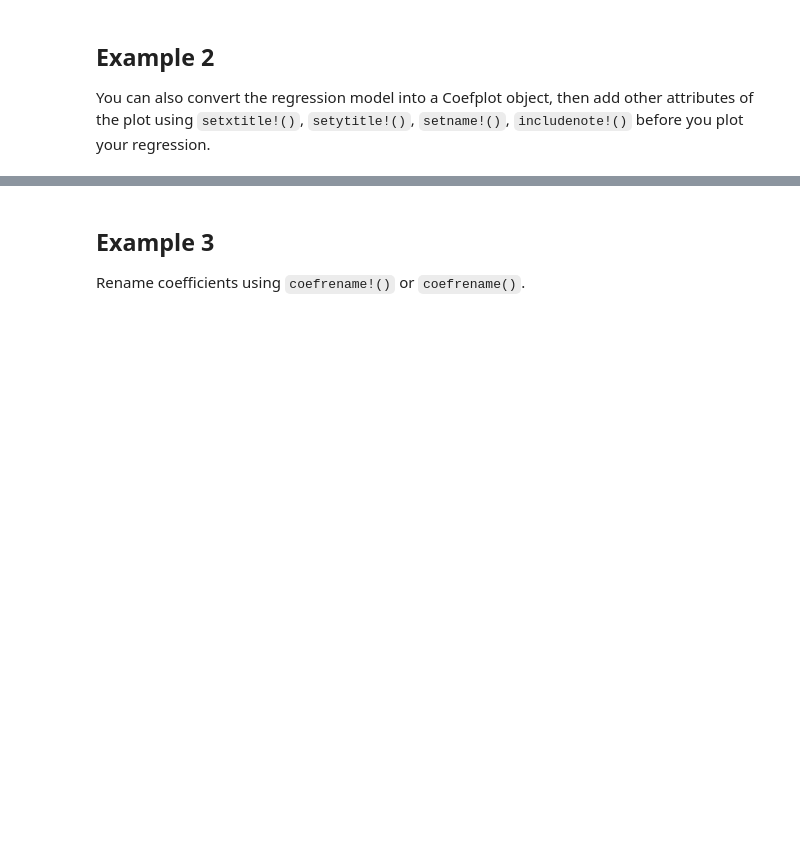
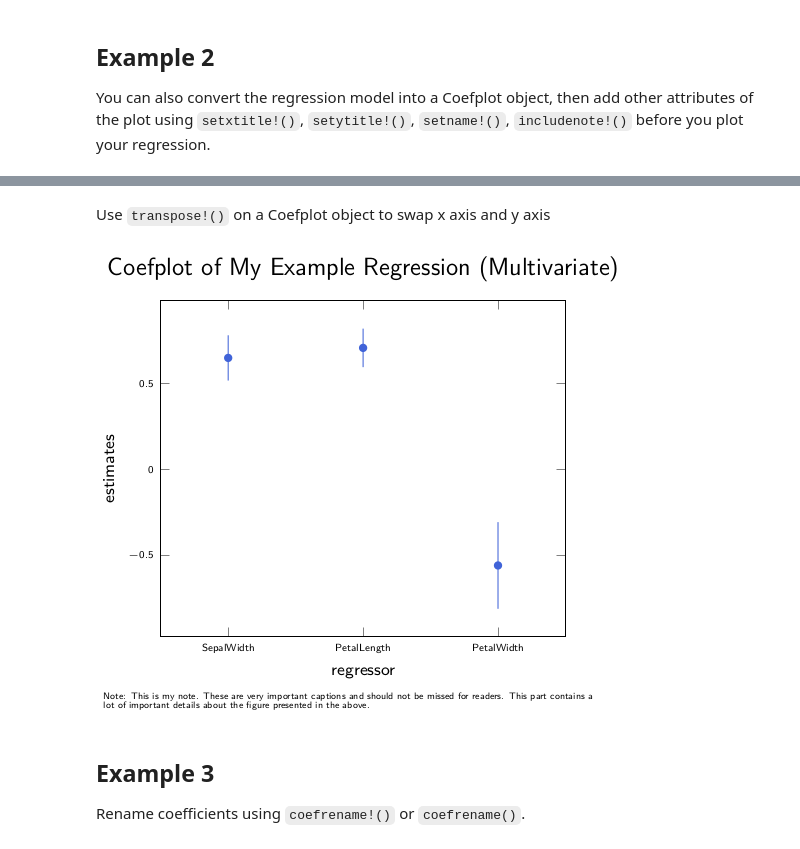
Before and after one commit to caibengbu/Coefplots.jl, a Jupyter notebook: examples/quick_start.ipynb, the cells around one changed output, grey strips where cells are left out. Saved outputs shown, nothing was run; the diff lists cells and outputs as text; code cells hidden in the pictures; blank space fills up the shorter version.

```diff
--- a/examples/quick_start.ipynb
+++ b/examples/quick_start.ipynb
@@ -39,3 +39,10 @@ plot(coefplot)
+# %% [markdown]
+Use `transpose!()` on a Coefplot object to swap x axis and y axis
+# %%
+transpose!(coefplot)
+plot(coefplot)
+# %% [output]
+[figure, added]
 # %% [markdown]
 ## Example 3
 Rename coefficients using `coefrename!()` or `coefrename()`.
```
Also changed, not shown: parts of 7 cells of this notebook, 6 other files.
